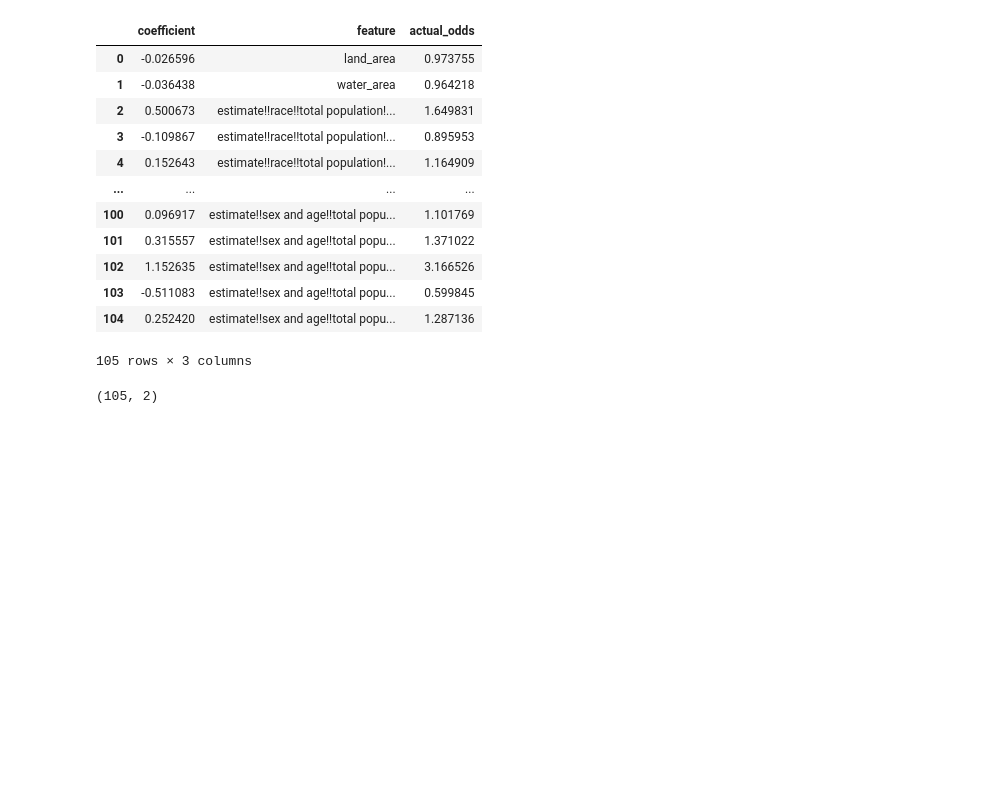
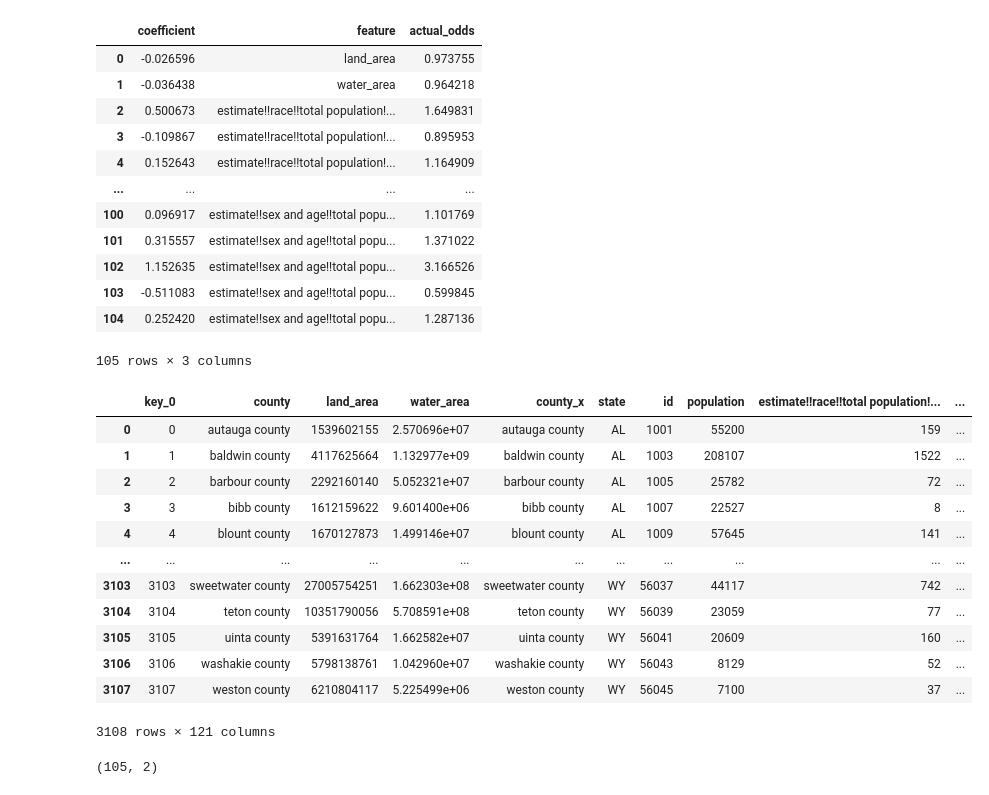
Before and after one commit to Agelf123/covid_predictions, a Jupyter notebook: code/brandon/Modeling.ipynb, the cells around one changed output. Saved outputs shown, nothing was run; the diff lists cells and outputs as text; code cells hidden in the pictures; blank space fills up the shorter version.

```diff
--- a/code/brandon/Modeling.ipynb
+++ b/code/brandon/Modeling.ipynb
@@ -1345,6 +1333,22 @@ logreg2_eval = new_coef_df.loc[new_coef_df['coefficient'] != 0].sort_values(by =
 # master.to_csv('~/documents/master_w_ratios.csv')
 # %%
 # better_master.to_csv('~/documents/lassoed_df.csv')
+# %%
+better_master
+# %% [output]
+|  | key_0 | county | land_area | water_area | county_x | state | id | population | estimate!!race!!total population!... | ... |
+| 0 | 0 | autauga county | 1539602155 | 2.570696e+07 | autauga county | AL | 1001 | 55200 | 159 | ... |
+| 1 | 1 | baldwin county | 4117625664 | 1.132977e+09 | baldwin county | AL | 1003 | 208107 | 1522 | ... |
+| 2 | 2 | barbour county | 2292160140 | 5.052321e+07 | barbour county | AL | 1005 | 25782 | 72 | ... |
+| 3 | 3 | bibb county | 1612159622 | 9.601400e+06 | bibb county | AL | 1007 | 22527 | 8 | ... |
+| 4 | 4 | blount county | 1670127873 | 1.499146e+07 | blount county | AL | 1009 | 57645 | 141 | ... |
+| ... | ... | ... | ... | ... | ... | ... | ... | ... | ... | ... |
+| 3103 | 3103 | sweetwater county | 27005754251 | 1.662303e+08 | sweetwater county | WY | 56037 | 44117 | 742 | ... |
+| 3104 | 3104 | teton county | 10351790056 | 5.708591e+08 | teton county | WY | 56039 | 23059 | 77 | ... |
+| 3105 | 3105 | uinta county | 5391631764 | 1.662582e+07 | uinta county | WY | 56041 | 20609 | 160 | ... |
+| 3106 | 3106 | washakie county | 5798138761 | 1.042960e+07 | washakie county | WY | 56043 | 8129 | 52 | ... |
+| 3107 | 3107 | weston county | 6210804117 | 5.225499e+06 | weston county | WY | 56045 | 7100 | 37 | ... |
+3108 rows × 121 columns
 # %%
 new_coef_df.shape
 # %% [output]
```
Also changed, not shown: parts of 20 cells of this notebook.
